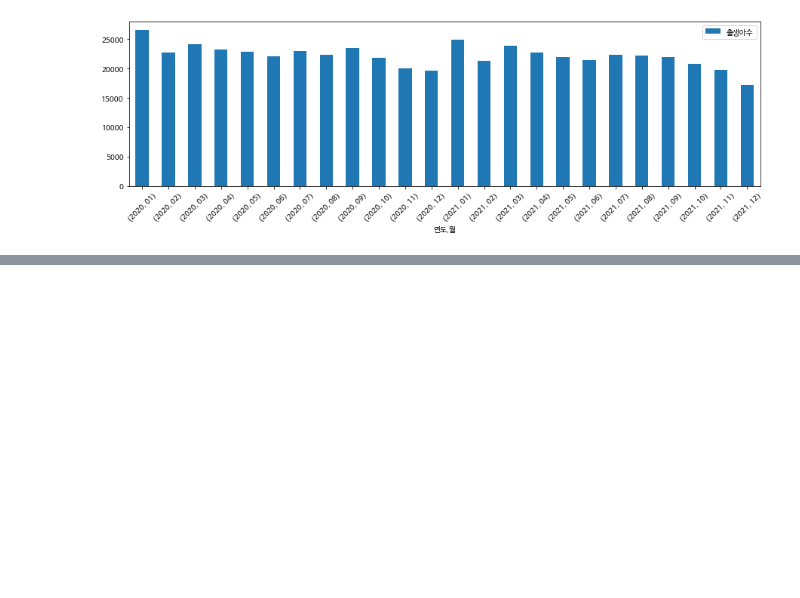
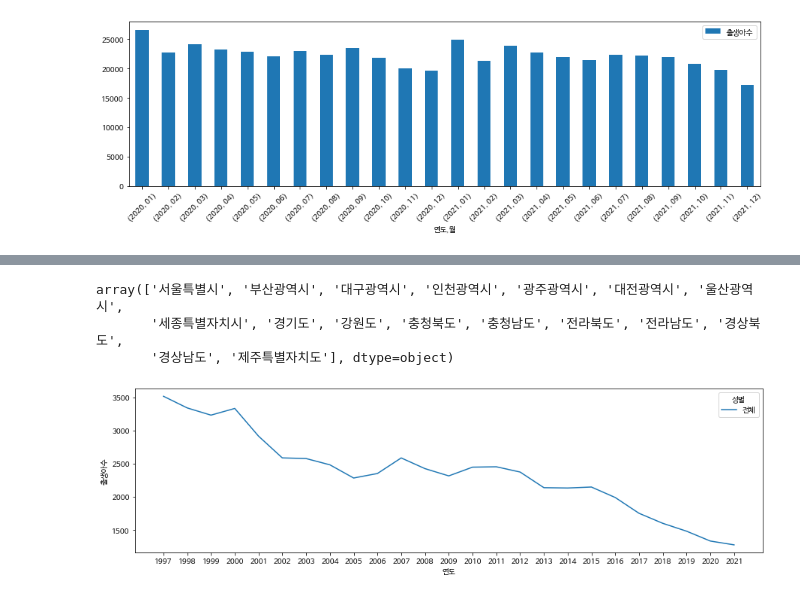
Before and after one commit to Hyewon97/dataanalysis, a Jupyter notebook: p402_pandas_2020년 인구총조사.ipynb, the cells around one changed output, grey strips where cells are left out. Saved outputs shown, nothing was run; the diff lists cells and outputs as text; code cells hidden in the pictures; blank space fills up the shorter version.

```diff
--- a/p402_pandas_2020년 인구총조사.ipynb
+++ b/p402_pandas_2020년 인구총조사.ipynb
@@ -825,0 +897,3 @@ df_all[-24:].set_index(['연도', '월']).plot(kind='bar',figsize=(15,4), rot=45
+# %%
+df_local = df[df['시군구별'] != '전국'].copy()
+df_local
@@ -825,0 +914,13 @@ df_all[-24:].set_index(['연도', '월']).plot(kind='bar',figsize=(15,4), rot=45
+# %%
+df_local['시군구별'].unique()
+# %% [output]
+array(['서울특별시', '부산광역시', '대구광역시', '인천광역시', '광주광역시', '대전광역시', '울산광역시',
+       '세종특별자치시', '경기도', '강원도', '충청북도', '충청남도', '전라북도', '전라남도', '경상북도',
+       '경상남도', '제주특별자치도'], dtype=object)
+# %%
+plt.figure(figsize=(15,4))
+sns.lineplot(data=df_local, x='연도', y='출생아수', hue='성별', ci=None)
+
+plt.show()
+# %% [output]
+[figure, added]
```
Also changed, not shown: parts of 30 cells of this notebook, 11 other files.
